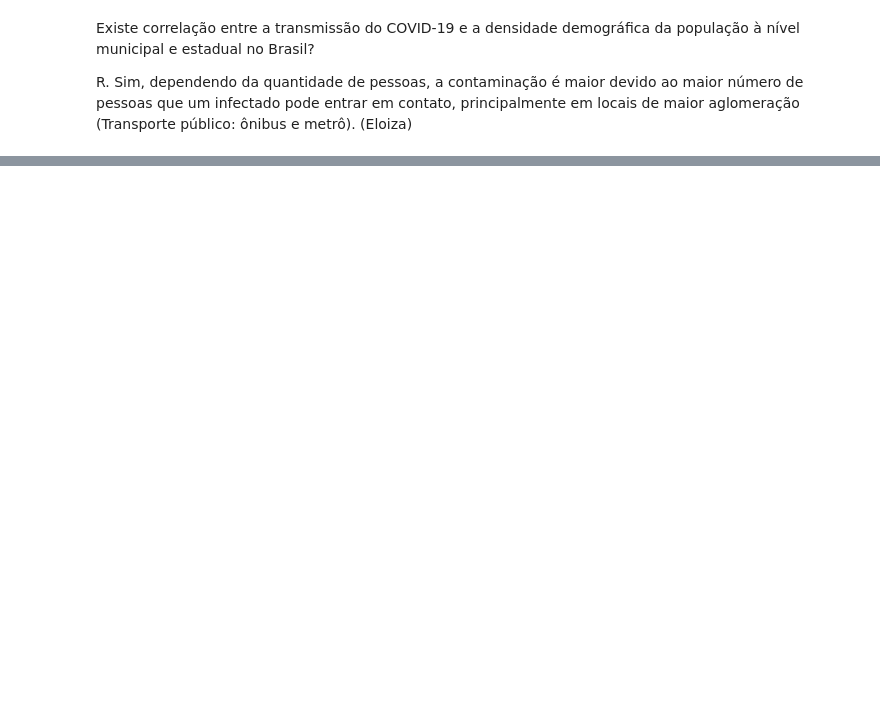
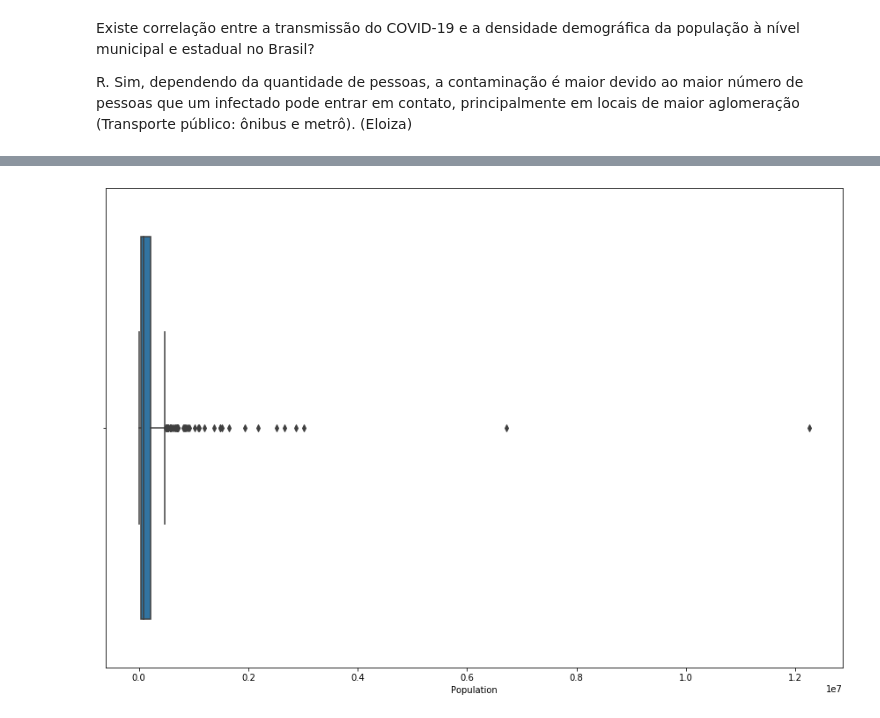
Before and after one commit to gfsilveira/covid, a Jupyter notebook: Covid19-MunicipiosBR.ipynb, the cells around one changed output, grey strips where cells are left out. Cells and saved outputs as stored; diff of their text form; code cells hidden in the pictures; blank space fills up the shorter version.

```diff
--- a/Covid19-MunicipiosBR.ipynb
+++ b/Covid19-MunicipiosBR.ipynb
@@ -36,0 +66,9 @@ corona_municipio[(corona_municipio['state'] == 'SP') & (corona_municipio['city']
+# %%
+plt.figure(figsize=(15, 10))
+sns.boxplot(
+    x='Population',
+    data=df
+)
+plt.savefig('data\\results\\Box_Population_2020-04-05.png', dpi=150)
+# %% [output]
+[figure, added]
```
Also changed, not shown: parts of 11 cells of this notebook, 9 other files.
